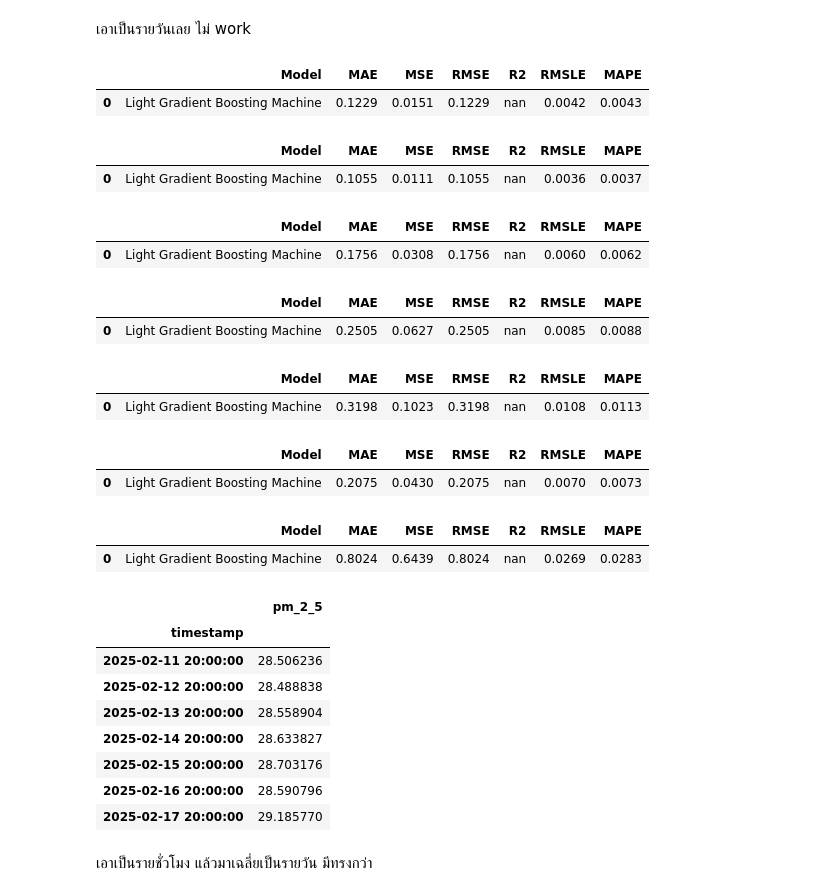
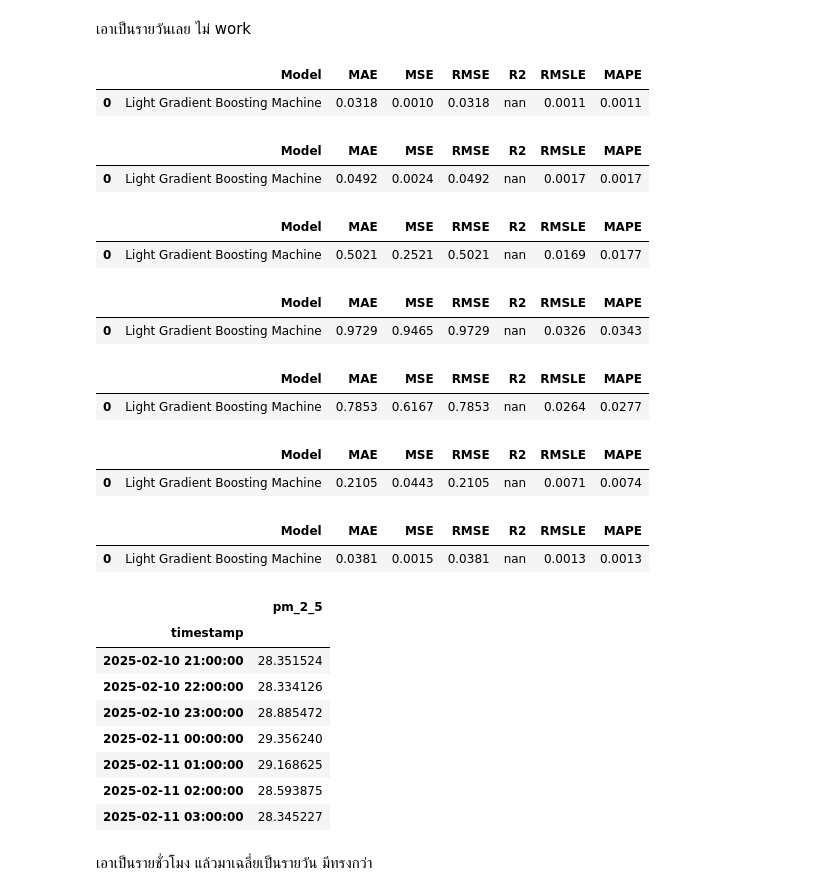
Before and after one commit to Masahiro-No/pm_2_5_project, a Jupyter notebook: test_regression2.ipynb, the cells around one changed output. Saved outputs shown, nothing was run; the diff lists cells and outputs as text; code cells hidden in the pictures.

Commit message:
Test First_model; result : Good  : test model by use concat data and other province data

```diff
--- a/test_regression2.ipynb
+++ b/test_regression2.ipynb
@@ -225,6 +224,7 @@ use data_preprocess\export-pm25_eng-1d.csv to test best_model
 # %%
-df_test = pd.read_csv("data_preprocess\export-r202_test_nbiot-1h.csv", parse_dates=["timestamp"], index_col="timestamp")
+df_test = pd.read_csv("data_preprocess\clean_data\songkla_concat_data.csv", parse_dates=["timestamp"], index_col="timestamp")
 df_test = df_test.sort_values(by="timestamp")
+df_test = df_test.groupby(['timestamp'], as_index=True).agg({'humidity': 'mean','pm_2_5': 'mean','temperature': 'mean'})
 df_test['dayofweek'] = df_test.index.dayofweek
 df_test['month'] = df_test.index.month
 df_test['day'] = df_test.index.day
@@ -317,7 +307,7 @@ def get_estimated_value(df, date, column):
         return df[column].mean()
 
 # สร้างช่วงเวลาในอนาคต
-future_dates = pd.date_range(start=df.index[-1], periods=8, freq='D')[1:]
+future_dates = pd.date_range(start=df.index[-1], periods=8, freq='H')[1:]
 future_predictions = []
 latest_input = latest_data.copy()
 
@@ -332,47 +322,47 @@ for date in future_dates:
 
     # อัปเดตคุณลักษณะสภาพอากาศโดยใช้ค่าเฉลี่ยจากข้อมูลในอดีต
     latest_input['temperature'] = get_estimated_value(historical_df, date, 'temperature')
     latest_input['humidity'] = get_estimated_value(historical_df, date, 'humidity')
 
     # ทำนายค่า PM2.5
     pred = exp.predict_model(best_model, data=latest_input)['prediction_label'].values[0]
 
     # เก็บค่าทำนาย
     future_predictions.append((date, pred))
 
     # อัปเดต lag features
     for lag in range(7, 1, -1):
         latest_input[f'pm_2_5_lag_{lag}'] = latest_input[f'pm_2_5_lag_{lag-1}']
     latest_input[f'pm_2_5_lag_1'] = pred
 
 # แปลงเป็น DataFrame
 future_df = pd.DataFrame(future_predictions, columns=['timestamp', 'pm_2_5'])
 future_df.set_index('timestamp', inplace=True)
 future_df
 # %% [output]
 |  | Model | MAE | MSE | RMSE | R2 | RMSLE | MAPE |
-| 0 | Light Gradient Boosting Machine | 0.1229 | 0.0151 | 0.1229 | nan | 0.0042 | 0.0043 |
+| 0 | Light Gradient Boosting Machine | 0.0318 | 0.0010 | 0.0318 | nan | 0.0011 | 0.0011 |
 |  | Model | MAE | MSE | RMSE | R2 | RMSLE | MAPE |
-| 0 | Light Gradient Boosting Machine | 0.1055 | 0.0111 | 0.1055 | nan | 0.0036 | 0.0037 |
+| 0 | Light Gradient Boosting Machine | 0.0492 | 0.0024 | 0.0492 | nan | 0.0017 | 0.0017 |
 |  | Model | MAE | MSE | RMSE | R2 | RMSLE | MAPE |
-| 0 | Light Gradient Boosting Machine | 0.1756 | 0.0308 | 0.1756 | nan | 0.0060 | 0.0062 |
+| 0 | Light Gradient Boosting Machine | 0.5021 | 0.2521 | 0.5021 | nan | 0.0169 | 0.0177 |
 |  | Model | MAE | MSE | RMSE | R2 | RMSLE | MAPE |
-| 0 | Light Gradient Boosting Machine | 0.2505 | 0.0627 | 0.2505 | nan | 0.0085 | 0.0088 |
+| 0 | Light Gradient Boosting Machine | 0.9729 | 0.9465 | 0.9729 | nan | 0.0326 | 0.0343 |
 |  | Model | MAE | MSE | RMSE | R2 | RMSLE | MAPE |
-| 0 | Light Gradient Boosting Machine | 0.3198 | 0.1023 | 0.3198 | nan | 0.0108 | 0.0113 |
+| 0 | Light Gradient Boosting Machine | 0.7853 | 0.6167 | 0.7853 | nan | 0.0264 | 0.0277 |
 |  | Model | MAE | MSE | RMSE | R2 | RMSLE | MAPE |
-| 0 | Light Gradient Boosting Machine | 0.2075 | 0.0430 | 0.2075 | nan | 0.0070 | 0.0073 |
+| 0 | Light Gradient Boosting Machine | 0.2105 | 0.0443 | 0.2105 | nan | 0.0071 | 0.0074 |
 |  | Model | MAE | MSE | RMSE | R2 | RMSLE | MAPE |
-| 0 | Light Gradient Boosting Machine | 0.8024 | 0.6439 | 0.8024 | nan | 0.0269 | 0.0283 |
+| 0 | Light Gradient Boosting Machine | 0.0381 | 0.0015 | 0.0381 | nan | 0.0013 | 0.0013 |
 |  | pm_2_5 |
 | timestamp |  |
-| 2025-02-11 20:00:00 | 28.506236 |
-| 2025-02-12 20:00:00 | 28.488838 |
-| 2025-02-13 20:00:00 | 28.558904 |
-| 2025-02-14 20:00:00 | 28.633827 |
-| 2025-02-15 20:00:00 | 28.703176 |
-| 2025-02-16 20:00:00 | 28.590796 |
-| 2025-02-17 20:00:00 | 29.185770 |
+| 2025-02-10 21:00:00 | 28.351524 |
+| 2025-02-10 22:00:00 | 28.334126 |
+| 2025-02-10 23:00:00 | 28.885472 |
+| 2025-02-11 00:00:00 | 29.356240 |
+| 2025-02-11 01:00:00 | 29.168625 |
+| 2025-02-11 02:00:00 | 28.593875 |
+| 2025-02-11 03:00:00 | 28.345227 |
 # %% [markdown]
 เอาเป็นรายชั่วโมง แล้วมาเฉลี่ยเป็นรายวัน มีทรงกว่า
 # %%
```
Also changed, not shown: parts of 29 cells of this notebook, 17 other files.
